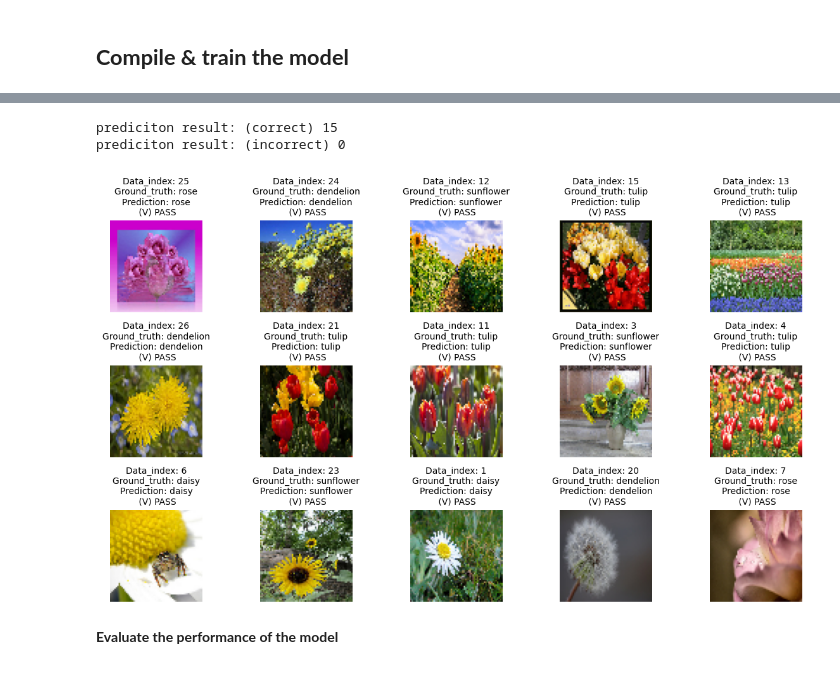
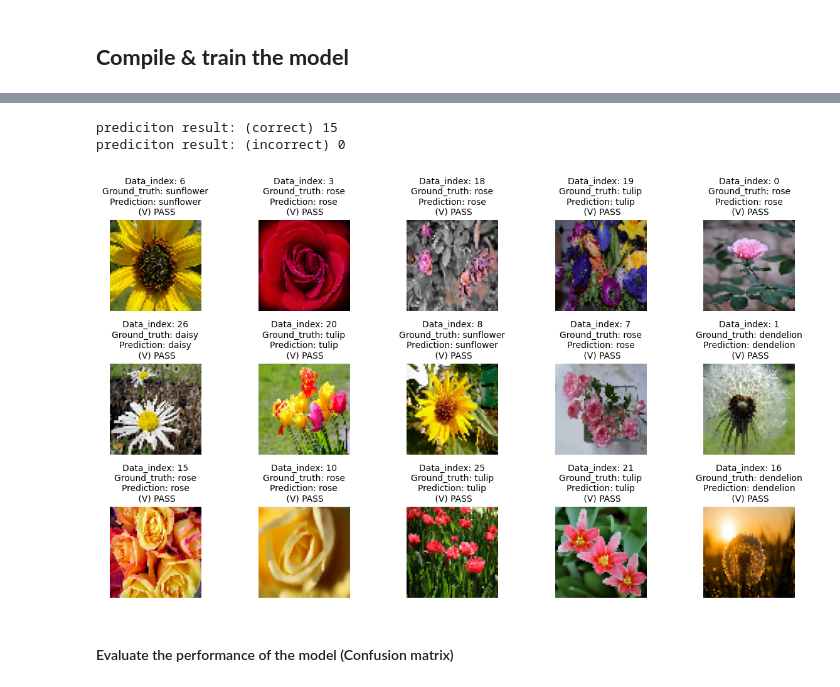
Before and after one commit to sc0210/AWINLAB_hw, a Jupyter notebook: Deep_learning/main.ipynb, the cells around one changed output, grey strips where cells are left out. Cells and saved outputs as stored; diff of their text form; code cells hidden in the pictures.

```diff
--- a/Deep_learning/main.ipynb
+++ b/Deep_learning/main.ipynb
@@ -53,9 +64,9 @@ tulip
 # %%
 # Model config
 batch_size = 32
-epochs = 150
+epochs = 200
 
-target_size = (64,64)
+target_size = (64,64) # Image size of input
 # %%
 splitfolders.ratio('./datasets/', './split_datasets/', seed=1337, ratio=(0.7,0.2,0.1))
 # %% [markdown]
@@ -294,39 +298,42 @@ for i in pred_digits:
 # %%
-# Random pick prediction result
+# Random pick 15 prediction result
 fig,ax = plt.subplots(3,5)
 fig.set_size_inches(12,7)
 
 pick = random.sample(range(0,len(test_data)+1, 1), 15)
 correct, wrong, xx = 0, 0, 0
 
 for i in range(3):
     for j in range (5):
         flag = '(V) PASS'
 
         # compare prediciton and the answer
         idx = pick[xx]
         ax[i,j].set_axis_off()
         ax[i,j].imshow(testdata[idx])
 
         if (test_lbls[idx] != pred_lbls[idx]):
             flag = '(X) Wrong'
             wrong += 1
         else:
             correct += 1
 
-        ax[i,j].set_title('Data_index: '+str(idx) + '\nGround_truth: '+ test_lbls[idx]+ '\nPrediction: ' + pred_lbls[idx]+ '\n '+ flag, size='10')
+        ax[i,j].set_title('Data_index: '+str(idx) +
+                          '\nGround_truth: '+ test_lbls[idx]+
+                          '\nPrediction: ' + pred_lbls[idx]+
+                          '\n '+ flag, size='10')
         xx += 1
 
 plt.tight_layout()
 plt.savefig('./output/cnn_pred_result.png')
 
 print(f"prediciton result: (correct) {correct} \nprediciton result: (incorrect) {wrong}")
 # %% [output]
 prediciton result: (correct) 15
 prediciton result: (incorrect) 0
-[figure, old version]
+[figure, new version]
 # %% [markdown]
-**Evaluate the performance of the model**
+#### Evaluate the performance of the model (Confusion matrix)
 # %%
 # Get confusion_matrix and classification from tensorflow
 cm = confusion_matrix(test_lbls, pred_lbls)
```
Also changed, not shown: parts of 19 cells of this notebook, 6 other files.
